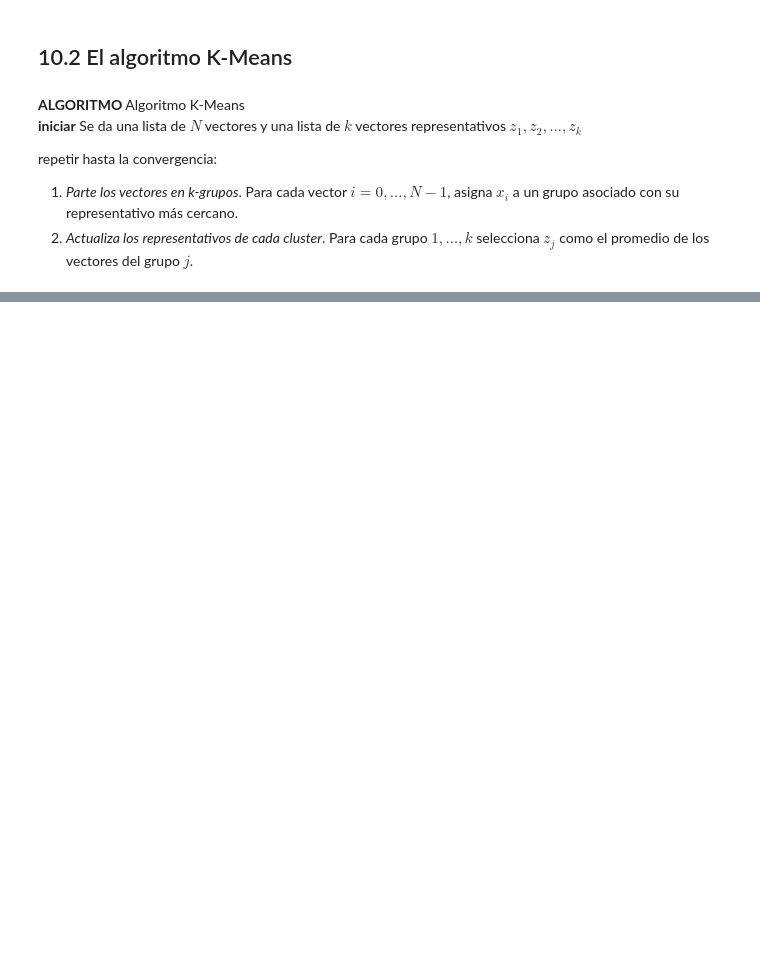
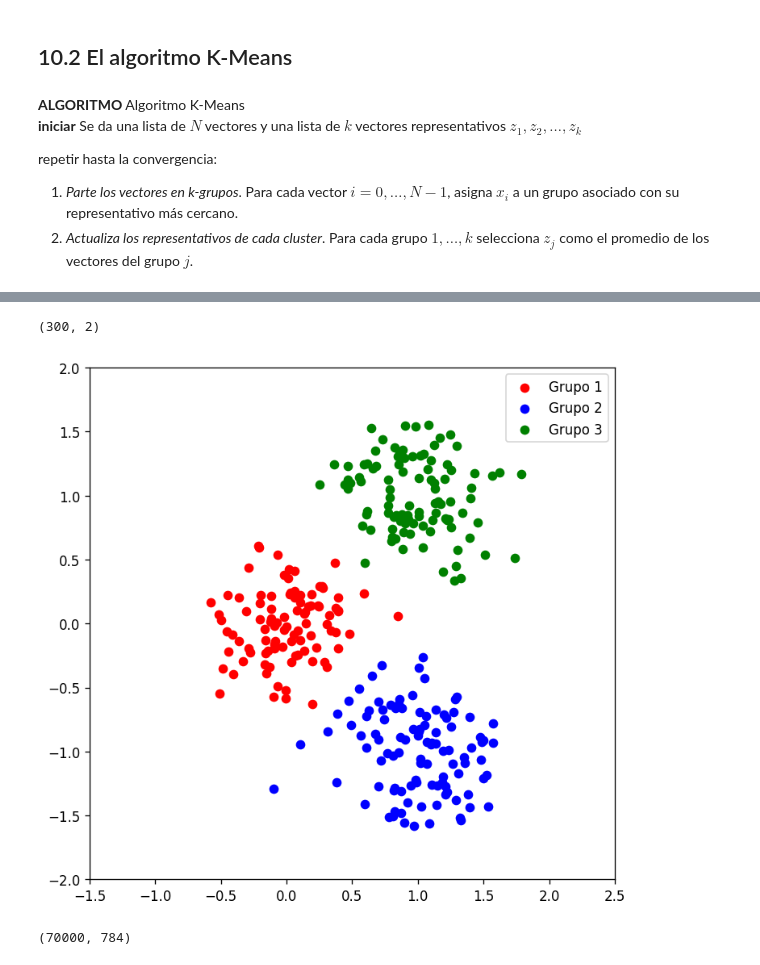
Before and after one commit to calderon9505/DataScience_Platzi, a Jupyter notebook: 07_Algebra/10_Clustering.ipynb, the cells around one changed output, grey strips where cells are left out. Saved outputs shown, nothing was run; the diff lists cells and outputs as text; code cells hidden in the pictures; blank space fills up the shorter version.

```diff
--- a/07_Algebra/10_Clustering.ipynb
+++ b/07_Algebra/10_Clustering.ipynb
@@ -146,2 +149,20 @@ plt.show()
+# %%
+X.shape
+# %% [output]
+(300, 2)
+# %%
+fig,ax = plt.subplots(1,1,figsize=(7,7),dpi=120)
+G1 = np.array([X[i] for i in range(len(X)) if A[1][i] == 1])
+G2 = np.array([X[i] for i in range(len(X)) if A[1][i] == 2])
+G3 = np.array([X[i] for i in range(len(X)) if A[1][i] == 3])
+ax.scatter( G1[:,0], G1[:,1], color="red", label='Grupo 1')
+ax.scatter( G2[:,0], G2[:,1], color="blue", label='Grupo 2')
+ax.scatter( G3[:,0], G3[:,1], color="green", label='Grupo 3')
+ax.set_xlim(-1.5,2.5)
+ax.set_ylim(-2,2)
+plt.legend()
+plt.show()
+# %% [output]
+[figure, added]
 # %%
 from sklearn.datasets import fetch_openml
@@ -148,4 +171,8 @@ from sklearn.datasets import fetch_openml
 import random
 # %%
 X, y = fetch_openml('mnist_784', version=1, return_X_y=True)
+# %%
+X.shape
+# %% [output]
+(70000, 784)
 # %%
```
Also changed, not shown: parts of 11 cells of this notebook, 1 other file.
